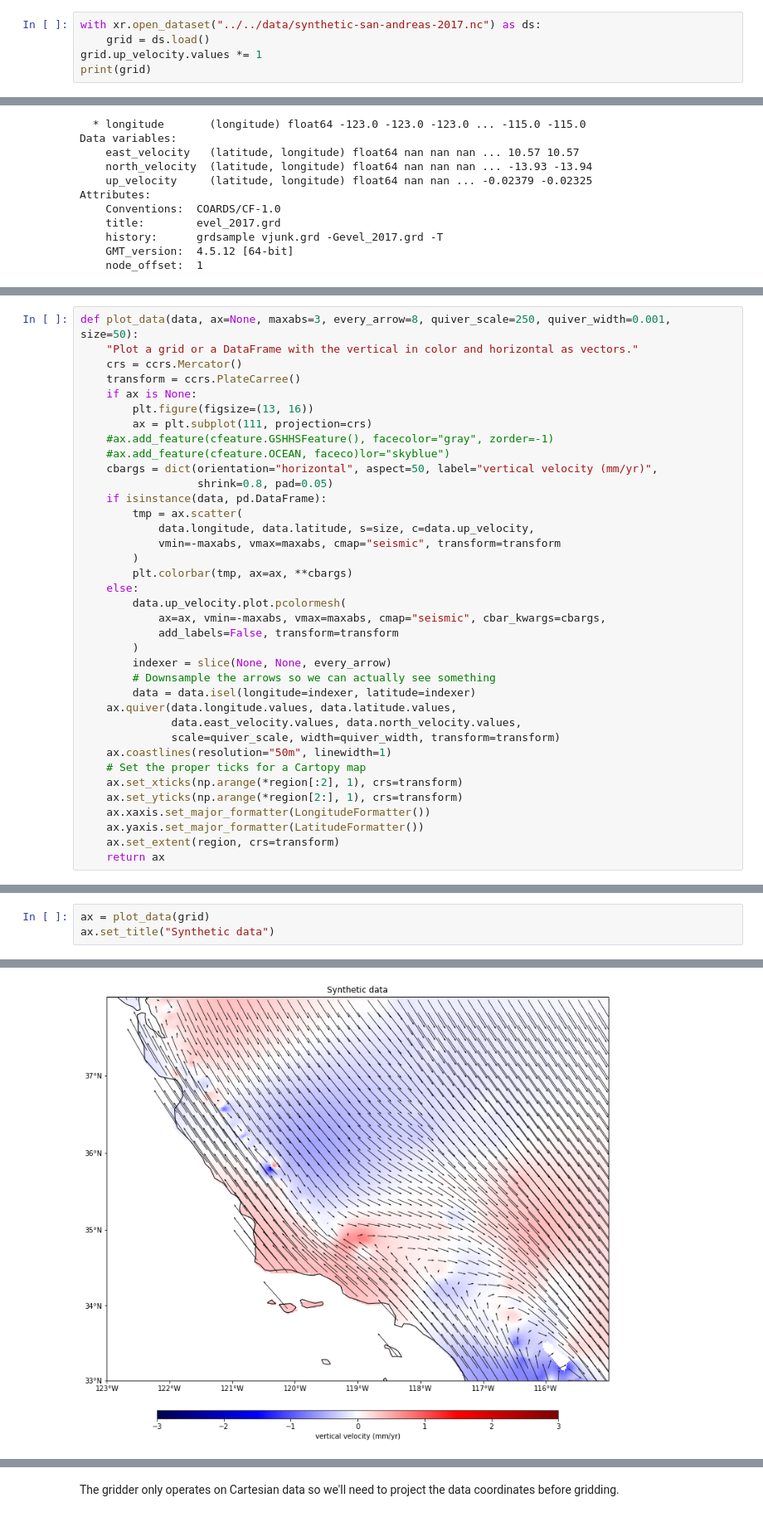
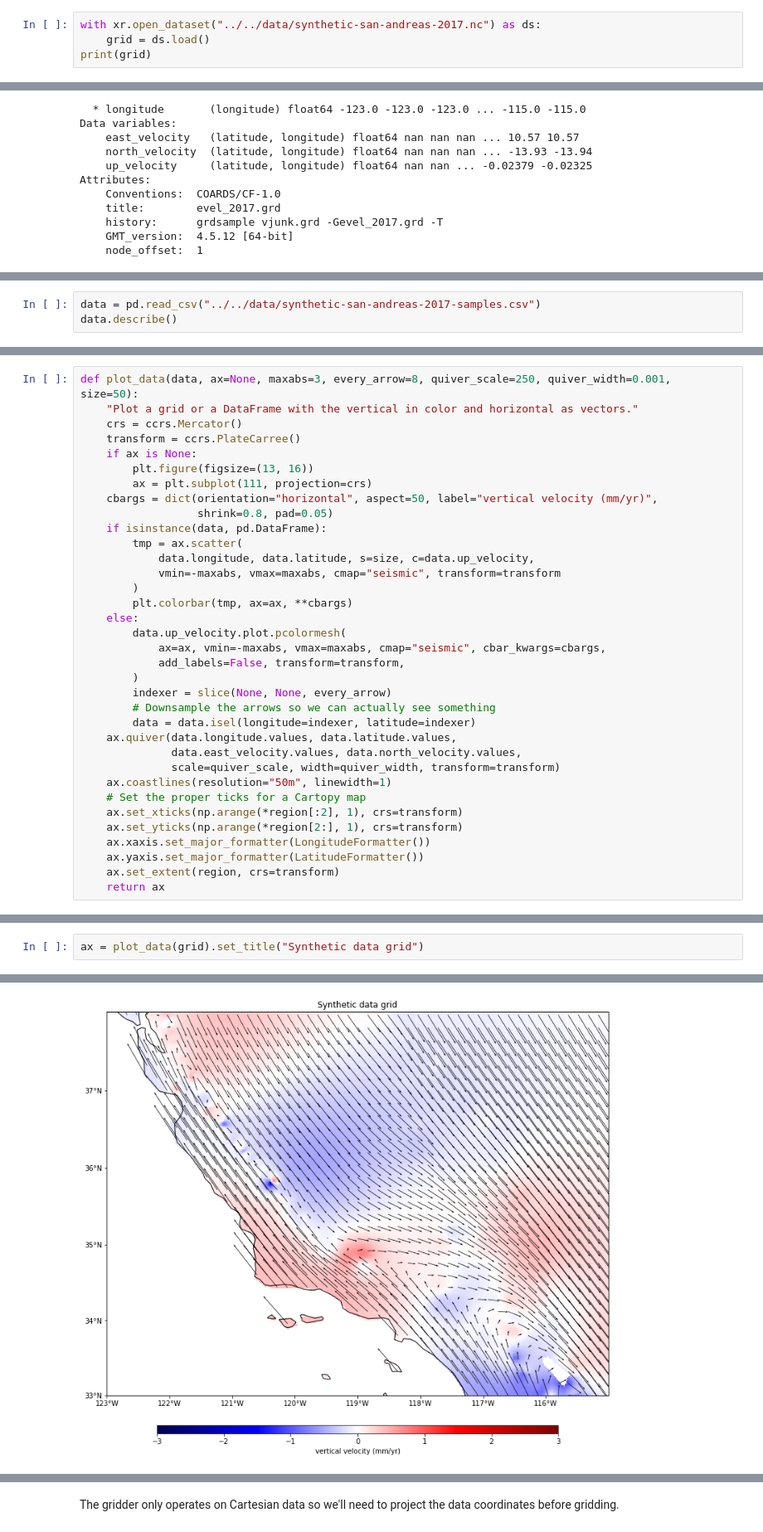
Before and after one commit to leouieda/agu2018, a Jupyter notebook: code/notebooks/synthetic.ipynb, the cells around one changed output, grey strips where cells are left out. Shown at 83% size. Drawn from its saved outputs; the diff is of its cells as text.

```diff
--- a/code/notebooks/synthetic.ipynb
+++ b/code/notebooks/synthetic.ipynb
@@ -26,7 +26,6 @@ The synthetic grid is stored in a netCDF file with all 3 components included. Th
 # %%
 with xr.open_dataset("../../data/synthetic-san-andreas-2017.nc") as ds:
     grid = ds.load()
-grid.up_velocity.values *= 1
 print(grid)
 # %% [output]
 <xarray.Dataset>
@@ -51,0 +46,3 @@ Extract some useful values from the grid, like grid spacing, region, and coordin
+# %%
+data = pd.read_csv("../../data/synthetic-san-andreas-2017-samples.csv")
+data.describe()
@@ -65,8 +102,6 @@ def plot_data(data, ax=None, maxabs=3, every_arrow=8, quiver_scale=250, quiver_w
     if ax is None:
         plt.figure(figsize=(13, 16))
         ax = plt.subplot(111, projection=crs)
-    #ax.add_feature(cfeature.GSHHSFeature(), facecolor="gray", zorder=-1)
-    #ax.add_feature(cfeature.OCEAN, faceco)lor="skyblue")
     cbargs = dict(orientation="horizontal", aspect=50, label="vertical velocity (mm/yr)",
                   shrink=0.8, pad=0.05)
     if isinstance(data, pd.DataFrame):
@@ -78,7 +113,7 @@ def plot_data(data, ax=None, maxabs=3, every_arrow=8, quiver_scale=250, quiver_w
     else:
         data.up_velocity.plot.pcolormesh(
             ax=ax, vmin=-maxabs, vmax=maxabs, cmap="seismic", cbar_kwargs=cbargs,
-            add_labels=False, transform=transform
+            add_labels=False, transform=transform,
         )
         indexer = slice(None, None, every_arrow)
         # Downsample the arrows so we can actually see something
@@ -99,4 +134,3 @@ Plot the synthetic grid.
 # %%
-ax = plot_data(grid)
-ax.set_title("Synthetic data")
+ax = plot_data(grid).set_title("Synthetic data grid")
 # %% [output]
@@ -104 +137 @@ Text(0.5, 1.0, 'Synthetic data')
-[figure, old version]
+[figure, new version]
```
Also changed, not shown: parts of 60 cells of this notebook, 1 other file.
